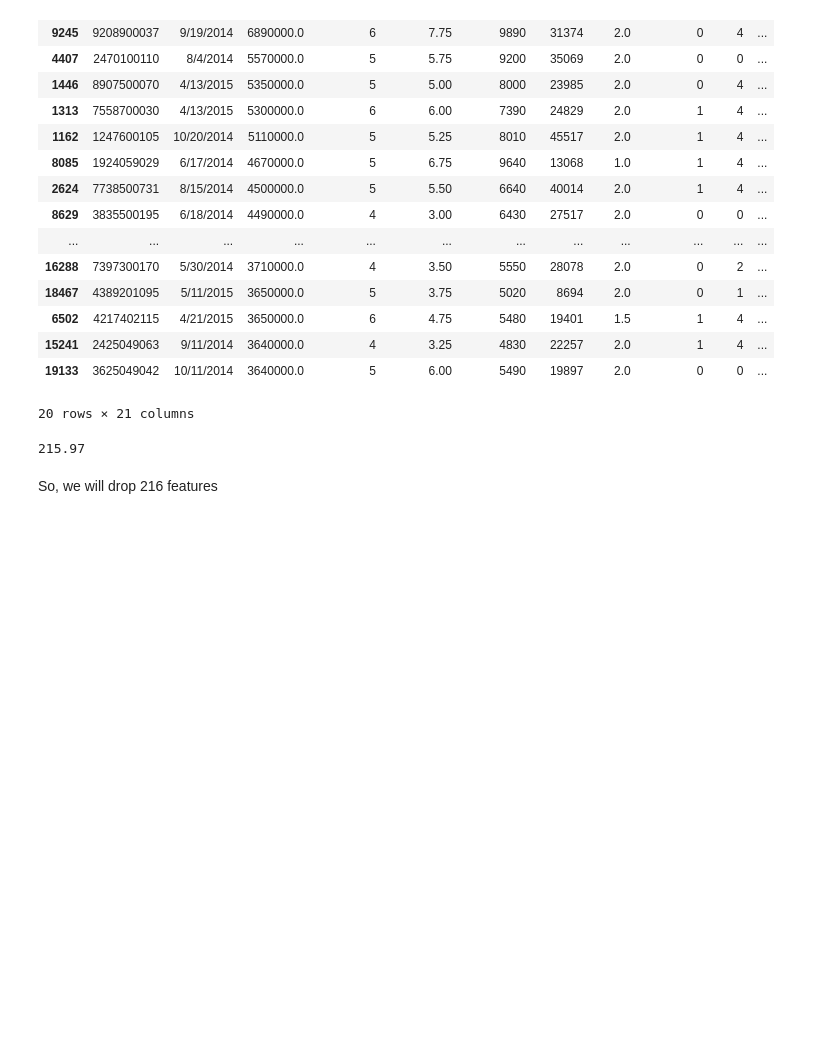
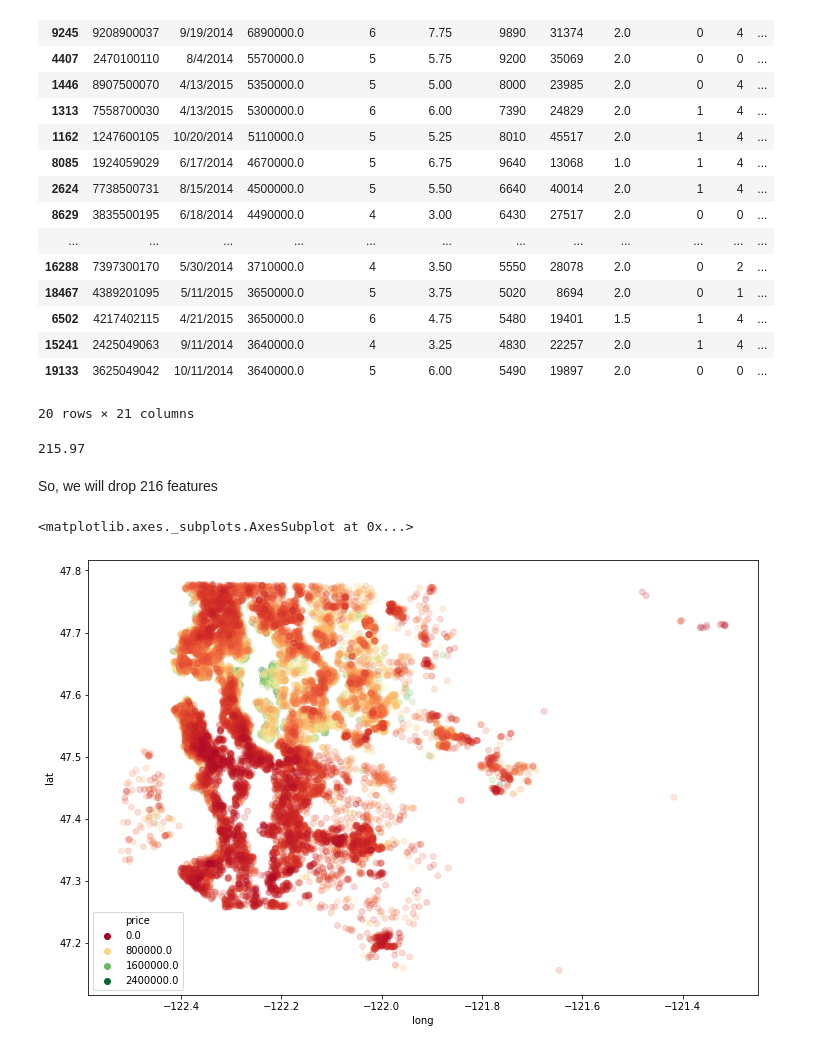
Before and after one commit to GkouskosV/Python-for-Data-Science-and-Machine-Learning-Bootcamp, a Jupyter notebook: Deep_Learning_Sections/Keras_regression.ipynb, the cells around one changed output. Cells and saved outputs as stored; diff of their text form; code cells hidden in the pictures; blank space fills up the shorter version.

```diff
--- a/Deep_Learning_Sections/Keras_regression.ipynb
+++ b/Deep_Learning_Sections/Keras_regression.ipynb
@@ -222,3 +222,17 @@ len(df)*0.01
 215.97
 # %% [markdown]
 So, we will drop 216 features
+# %%
+not_top_1per = df.sort_values(by='price',ascending=False).iloc[216:]
+# %%
+plt.figure(figsize=(12,8))
+sns.scatterplot(x='long',
+                y='lat',
+                hue='price',
+                data=not_top_1per,
+                palette='RdYlGn',
+                edgecolor=None,
+                alpha=0.2)
+# %% [output]
+<matplotlib.axes._subplots.AxesSubplot at 0x...>
+[figure, added]
```
Also changed, not shown: parts of 16 cells of this notebook.
